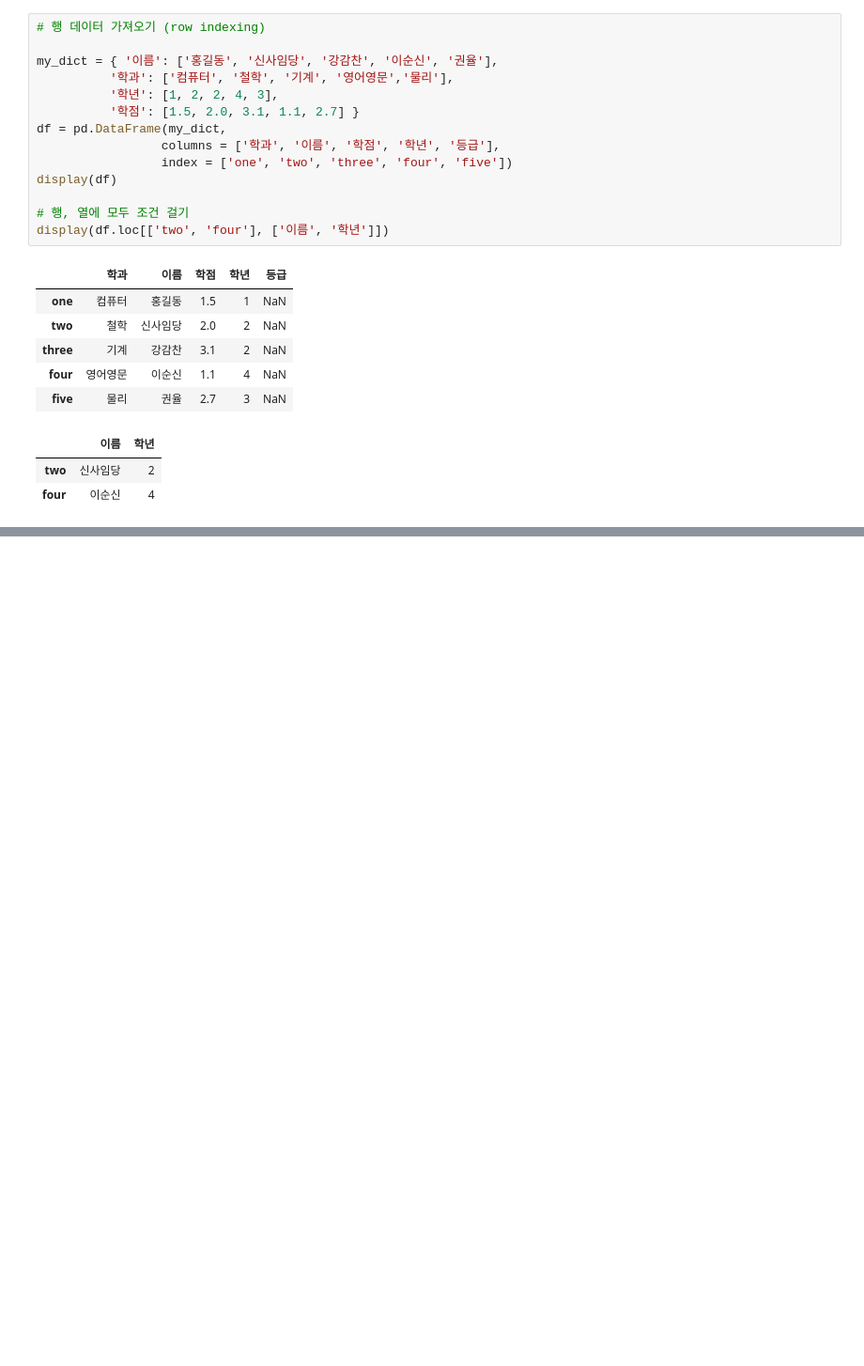
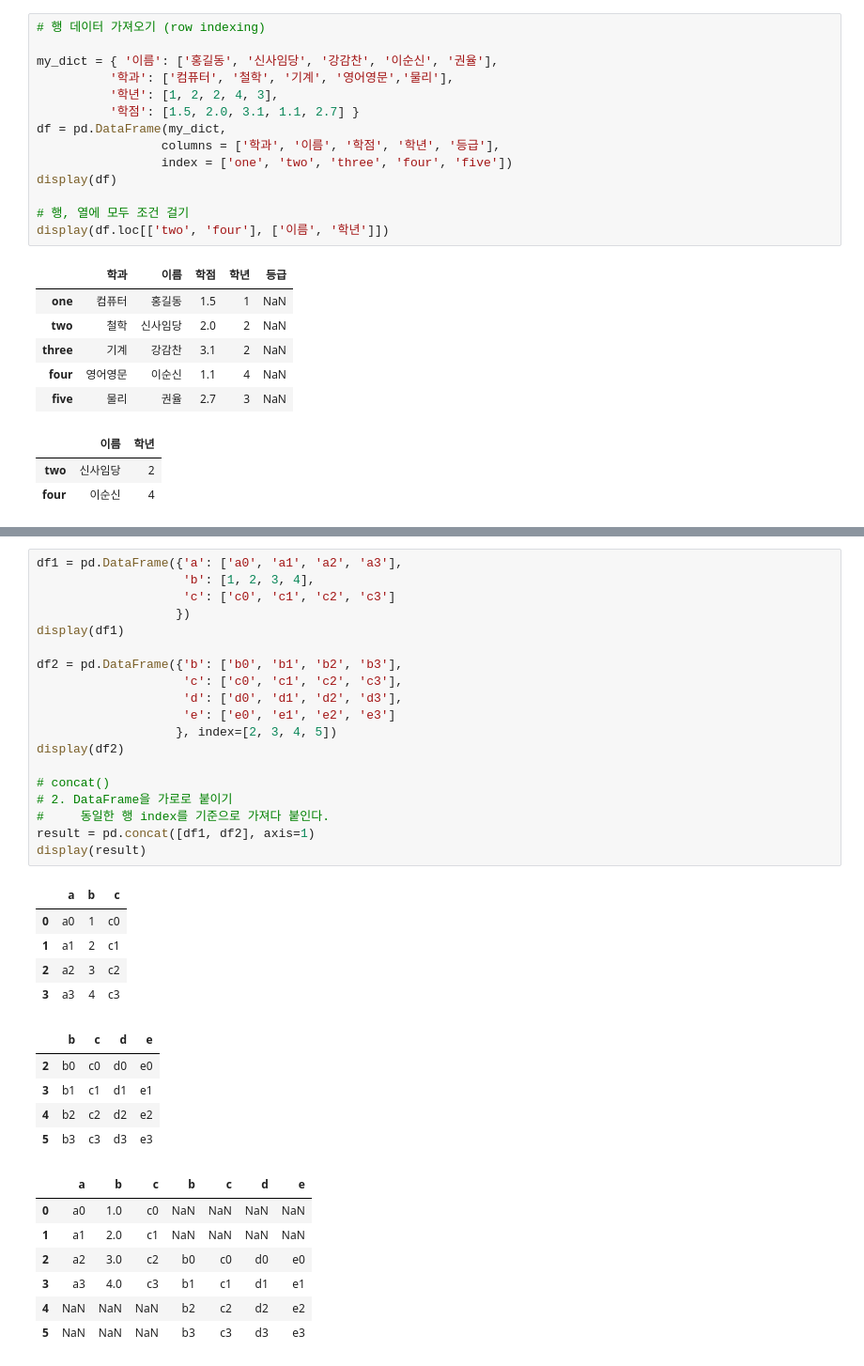
Before and after one commit to yunit-s/OldRepositories, a Jupyter notebook: Python/Pandas 실습.ipynb, the cells around one changed output, grey strips where cells are left out. Shown: that part at 94% size. Drawn from its saved outputs; the diff is of its cells as text; blank space fills up the shorter version.

```diff
--- a/Python/Pandas 실습.ipynb
+++ b/Python/Pandas 실습.ipynb
@@ -404,0 +852,37 @@ display(df.loc[['two', 'four'], ['이름', '학년']])
+# %%
+df1 = pd.DataFrame({'a': ['a0', 'a1', 'a2', 'a3'],
+                    'b': [1, 2, 3, 4],
+                    'c': ['c0', 'c1', 'c2', 'c3']
+                   })
+display(df1)
+
+df2 = pd.DataFrame({'b': ['b0', 'b1', 'b2', 'b3'],
+                    'c': ['c0', 'c1', 'c2', 'c3'],
+                    'd': ['d0', 'd1', 'd2', 'd3'],
+                    'e': ['e0', 'e1', 'e2', 'e3']
+                   }, index=[2, 3, 4, 5])
+display(df2)
+
+# concat()
+# 2. DataFrame을 가로로 붙이기
+#     동일한 행 index를 기준으로 가져다 붙인다.
+result = pd.concat([df1, df2], axis=1)
+display(result)
+# %% [output]
+|  | a | b | c |
+| 0 | a0 | 1 | c0 |
+| 1 | a1 | 2 | c1 |
+| 2 | a2 | 3 | c2 |
+| 3 | a3 | 4 | c3 |
+|  | b | c | d | e |
+| 2 | b0 | c0 | d0 | e0 |
+| 3 | b1 | c1 | d1 | e1 |
+| 4 | b2 | c2 | d2 | e2 |
+| 5 | b3 | c3 | d3 | e3 |
+|  | a | b | c | b | c | d | e |
+| 0 | a0 | 1.0 | c0 | NaN | NaN | NaN | NaN |
+| 1 | a1 | 2.0 | c1 | NaN | NaN | NaN | NaN |
+| 2 | a2 | 3.0 | c2 | b0 | c0 | d0 | e0 |
+| 3 | a3 | 4.0 | c3 | b1 | c1 | d1 | e1 |
+| 4 | NaN | NaN | NaN | b2 | c2 | d2 | e2 |
+| 5 | NaN | NaN | NaN | b3 | c3 | d3 | e3 |
```
Also changed, not shown: parts of 14 cells of this notebook.
